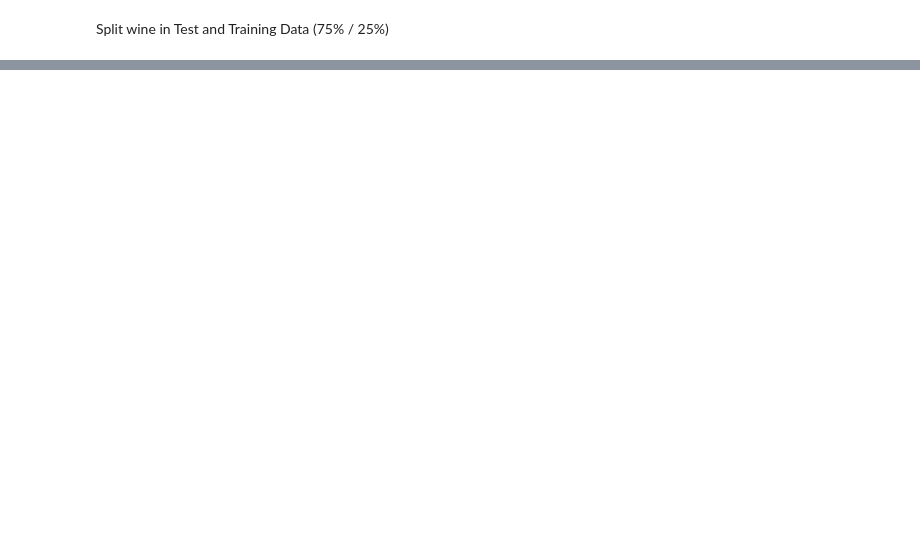
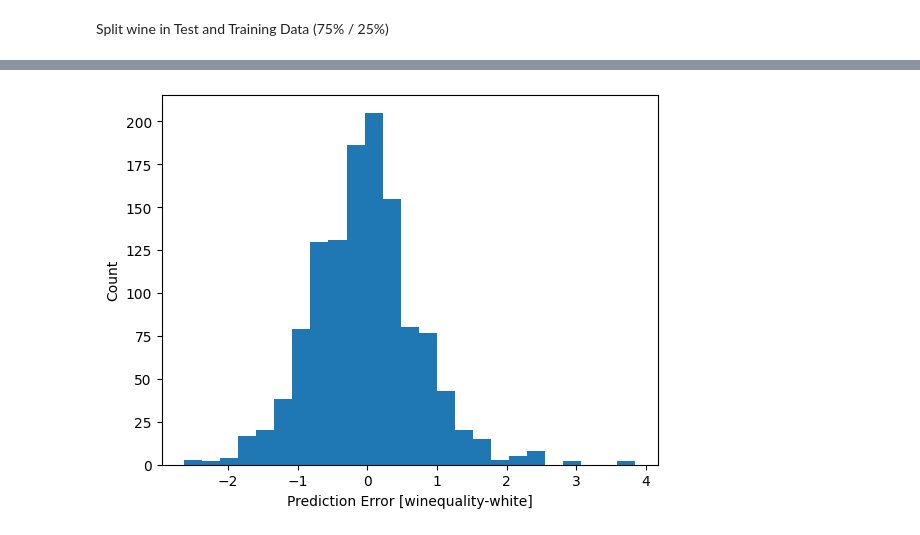
Before and after one commit to JoTec2002/TINF21C_Maschinelles-Lernen, a Jupyter notebook: Programmierabgabe 2/main.ipynb, the cells around one changed output, grey strips where cells are left out. Cells and saved outputs as stored; diff of their text form; code cells hidden in the pictures; blank space fills up the shorter version.

```diff
--- a/Programmierabgabe 2/main.ipynb
+++ b/Programmierabgabe 2/main.ipynb
@@ -42,0 +147,7 @@ white_training_Data
+# %%
+error = test_predictions - white_test_scores
+plt.hist(error, bins=25)
+plt.xlabel('Prediction Error [winequality-white]')
+_ = plt.ylabel('Count')
+# %% [output]
+[figure, added]
```
Also changed, not shown: parts of 18 cells of this notebook.
